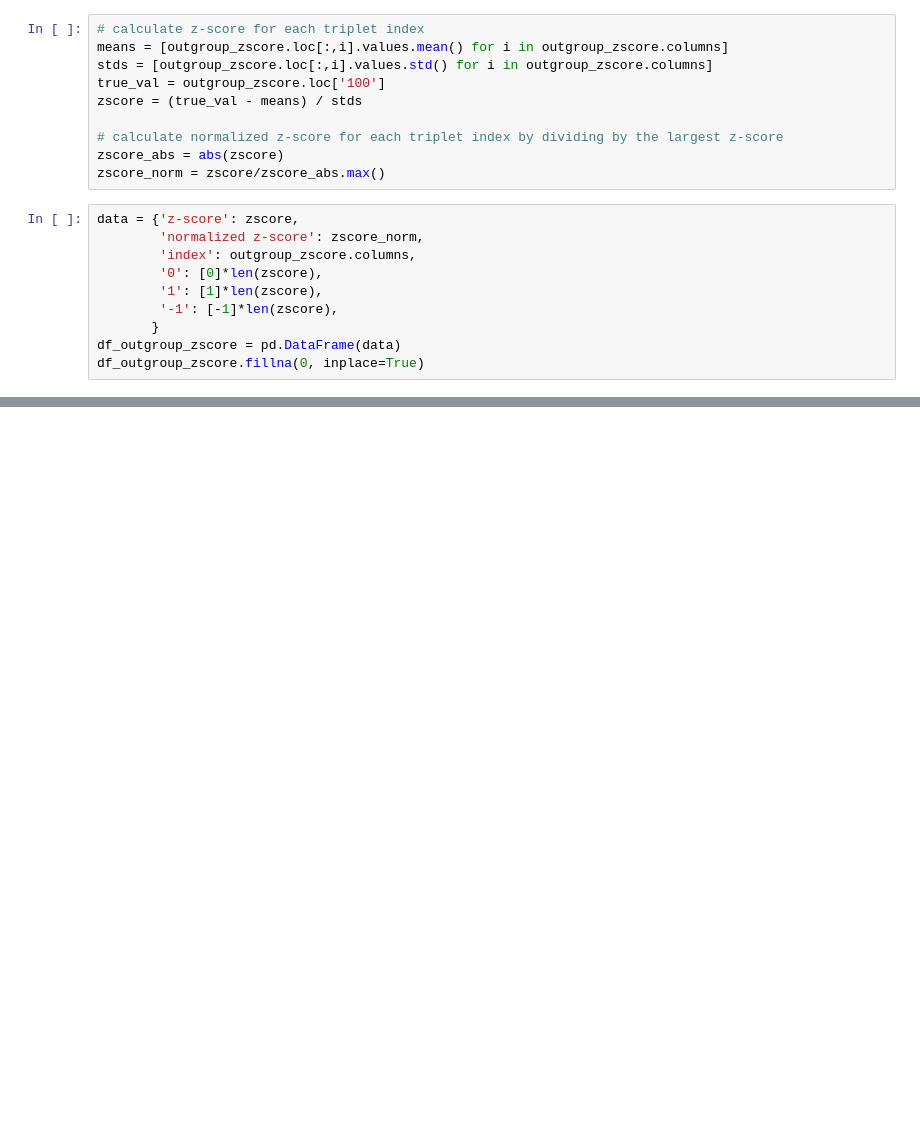
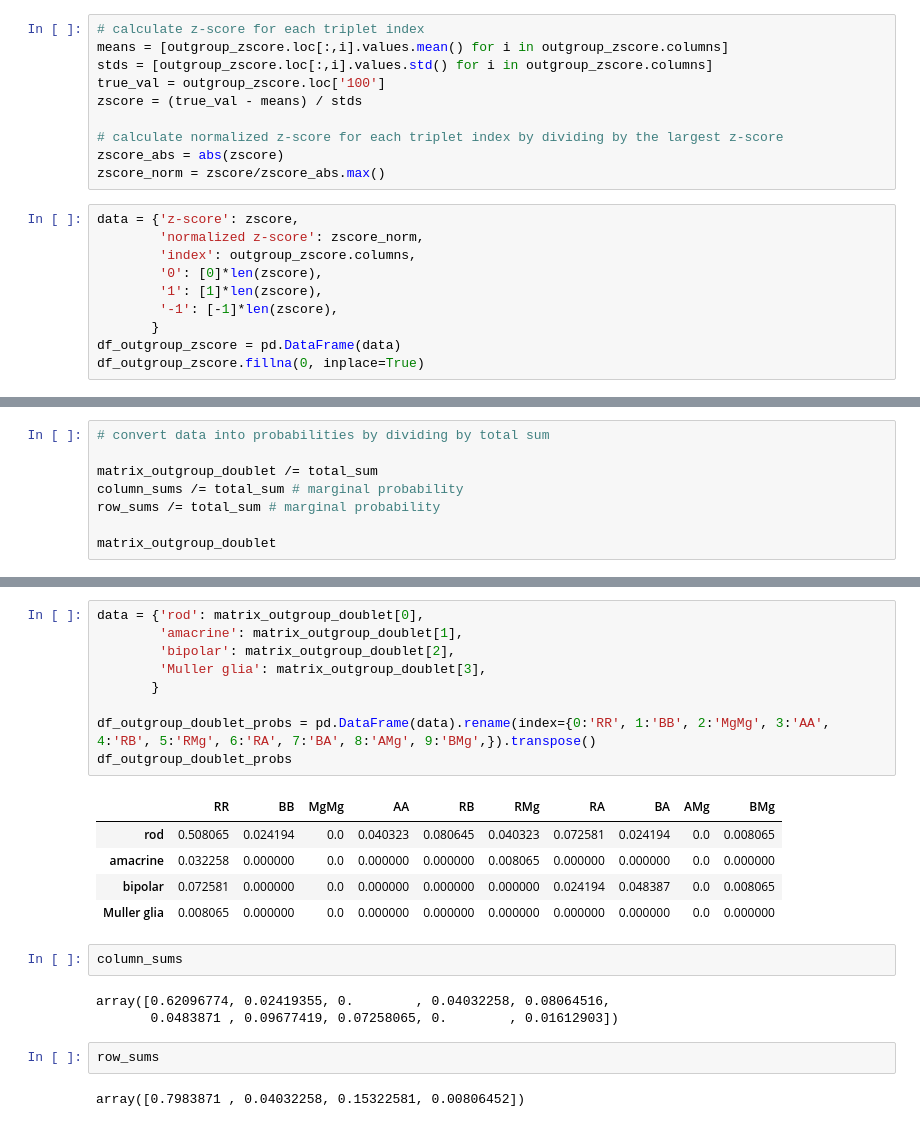
Before and after one commit to tranmartin45/elowitz, a Jupyter notebook: sandbox/triplet_motif_analysis_mi.ipynb, the cells around one changed output, grey strips where cells are left out. Cells and saved outputs as stored; diff of their text form; blank space fills up the shorter version.

```diff
--- a/sandbox/triplet_motif_analysis_mi.ipynb
+++ b/sandbox/triplet_motif_analysis_mi.ipynb
@@ -372,0 +297,8 @@ MI_df
+# %%
+# convert data into probabilities by dividing by total sum
+
+matrix_outgroup_doublet /= total_sum
+column_sums /= total_sum # marginal probability
+row_sums /= total_sum # marginal probability
+
+matrix_outgroup_doublet
@@ -372,0 +314,24 @@ MI_df
+# %%
+data = {'rod': matrix_outgroup_doublet[0],
+        'amacrine': matrix_outgroup_doublet[1],
+        'bipolar': matrix_outgroup_doublet[2],
+        'Muller glia': matrix_outgroup_doublet[3],
+       }
+
+df_outgroup_doublet_probs = pd.DataFrame(data).rename(index={0:'RR', 1:'BB', 2:'MgMg', 3:'AA', 4:'RB', 5:'RMg', 6:'RA', 7:'BA', 8:'AMg', 9:'BMg',}).transpose()
+df_outgroup_doublet_probs
+# %% [output]
+|  | RR | BB | MgMg | AA | RB | RMg | RA | BA | AMg | BMg |
+| rod | 0.508065 | 0.024194 | 0.0 | 0.040323 | 0.080645 | 0.040323 | 0.072581 | 0.024194 | 0.0 | 0.008065 |
+| amacrine | 0.032258 | 0.000000 | 0.0 | 0.000000 | 0.000000 | 0.008065 | 0.000000 | 0.000000 | 0.0 | 0.000000 |
+| bipolar | 0.072581 | 0.000000 | 0.0 | 0.000000 | 0.000000 | 0.000000 | 0.024194 | 0.048387 | 0.0 | 0.008065 |
+| Muller glia | 0.008065 | 0.000000 | 0.0 | 0.000000 | 0.000000 | 0.000000 | 0.000000 | 0.000000 | 0.0 | 0.000000 |
+# %%
+column_sums
+# %% [output]
+array([0.62096774, 0.02419355, 0.        , 0.04032258, 0.08064516,
+       0.0483871 , 0.09677419, 0.07258065, 0.        , 0.01612903])
+# %%
+row_sums
+# %% [output]
+array([0.7983871 , 0.04032258, 0.15322581, 0.00806452])
```
Also changed, not shown: parts of 21 cells of this notebook.
